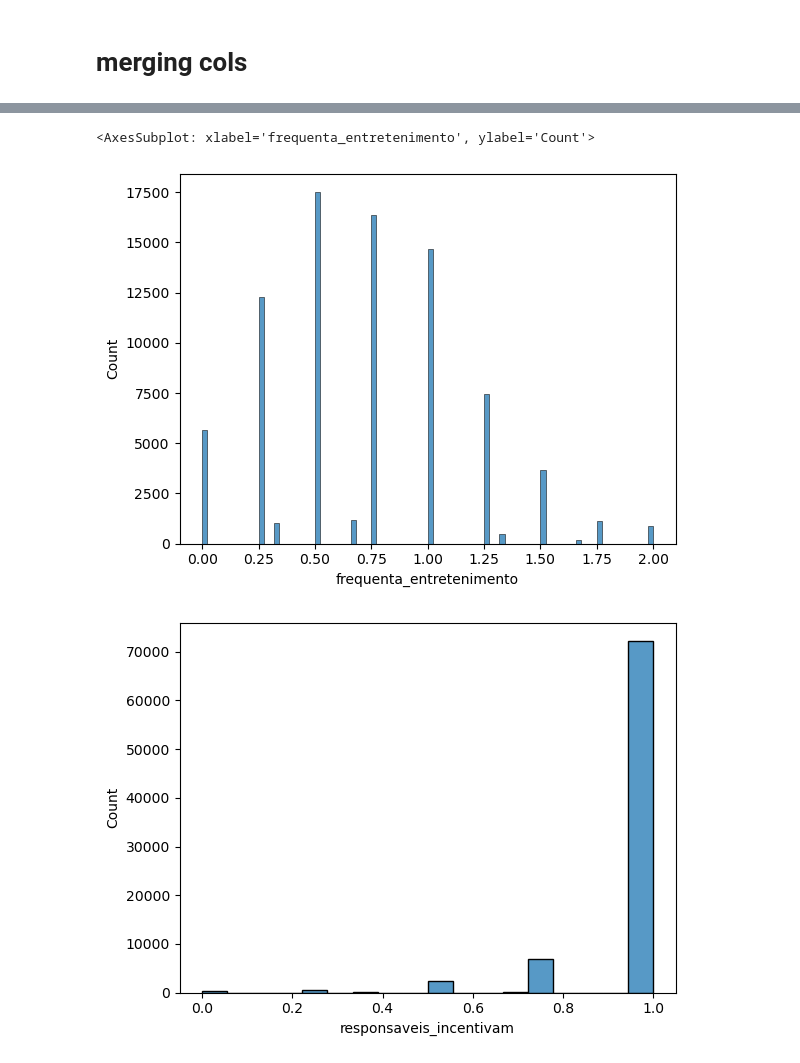
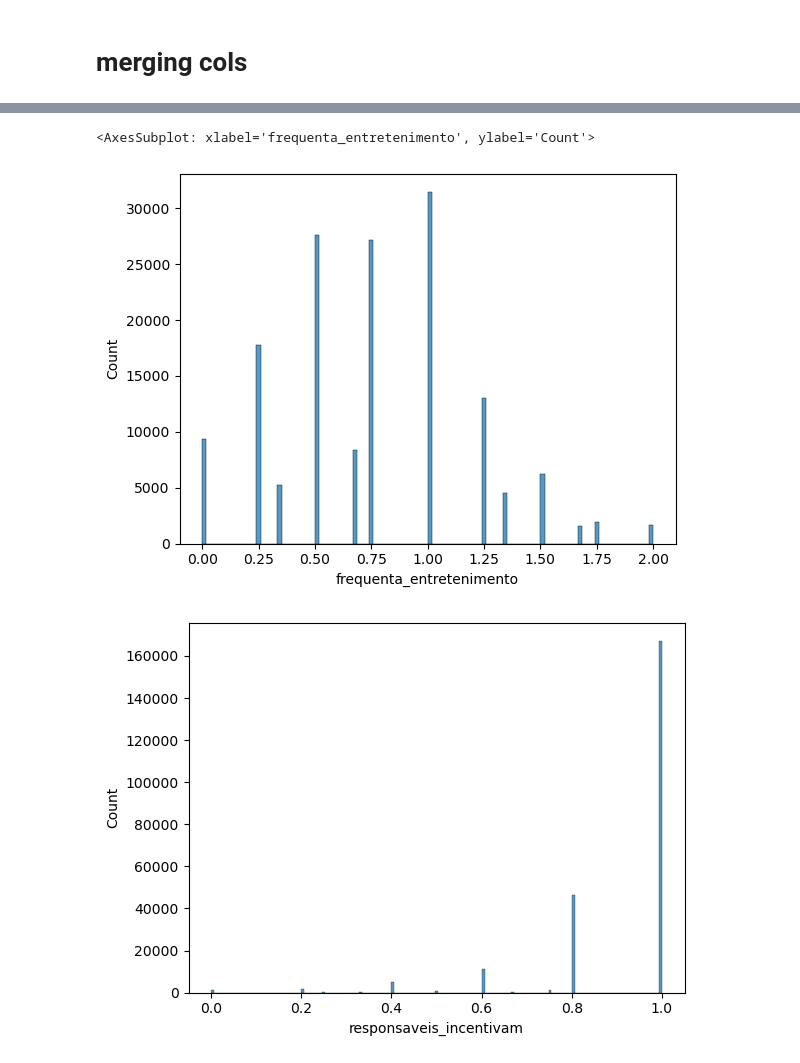
Before and after one commit to JamboTechUFPB/SAEB_Classificador, a Jupyter notebook: treatment_analysis/feature_engineering.ipynb, the cells around one changed output, grey strips where cells are left out. Saved outputs shown, nothing was run; the diff lists cells and outputs as text; code cells hidden in the pictures.

Commit message:
added 2017-2007 data // new column treatment merging // new feature engineering with new columns

```diff
--- a/treatment_analysis/feature_engineering.ipynb
+++ b/treatment_analysis/feature_engineering.ipynb
@@ -8,6 +8,6 @@ cwd = os.getcwd()
 ROOT = os.path.join(cwd, '../')
 DATA_FOLDER = os.path.join(ROOT, 'data/')
 
-df = pd.read_pickle(os.path.join(DATA_FOLDER, 'saeb_treated.pkl'))
+df = pd.read_pickle(os.path.join(DATA_FOLDER, 'saeb_pb_2017-2007_treated.pkl'))
 df.head()
 # %% [output]
@@ -21,7 +21,9 @@ df.head()
 # %%
 # valores unicos para cada variável, menos as de exclude
 exclude = ['ano', 'sigla_uf', 'id_aluno', 'situacao_censo', 'disciplina', 'proficiencia', 'erro_padrao', 'proficiencia_saeb',
-       'erro_padrao_saeb', 'sexo', 'raca_cor','ano_nascimento', 'rede', 'id_escola', 'serie', 'turno', 'escola_publica', 'desempenho_aluno']
+       'erro_padrao_saeb', 'sexo', 'raca_cor','ano_nascimento', 'rede', 'id_escola', 'serie', 'turno', 'escola_publica', 'desempenho_aluno',
+       'quantidade_pessoas_domicilio', 'possui_freezer', 'possui_geladeira', 'possui_geladeira_freezer', 'possui_empregada_domestica_cinco_dias',
+       'possui_automovel', 'possui_maquina_lavar_roupa', 'possui_casa_dormitorio', 'possui_radio', 'possui_videocassete_dvd']
 
 for col in df.columns:
     if col not in exclude:
@@ -70,18 +72,18 @@ df = df.drop(columns=columns_oi)
 sns.histplot(df['frequenta_entretenimento'])
 # %% [output]
 <AxesSubplot: xlabel='frequenta_entretenimento', ylabel='Count'>
-[figure, old version]
+[figure, new version]
 # %%
 # responsaveis incentivam
 
-columns_oi = [col for col in df.columns if 'responsaveis_incentivam' in col]
+columns_oi = [col for col in df.columns if 'responsaveis_incentivam' in col] + ['responsaveis_conversam_escola']
 
 df['responsaveis_incentivam'] = df[columns_oi].mean(axis=1)
 sns.histplot(df['responsaveis_incentivam'])
 
 df = df.drop(columns=columns_oi)
 # %% [output]
-[figure, old version]
+[figure, new version]
 # %%
 # escolaridade pai / mae
 # Nunca estudou.	Não completou a 4.ª série/5.º ano.	Completou a 4.ª série/5.º ano, mas não completou a 8.ª série/9.º ano.	Completou a 8.ª série/9.º ano, mas não completou o Ensino Médio.	Completou o Ensino Médio, mas não completou a Faculdade.	Completou a Faculdade.
```
Also changed, not shown: parts of 10 cells of this notebook, 21 other files.
